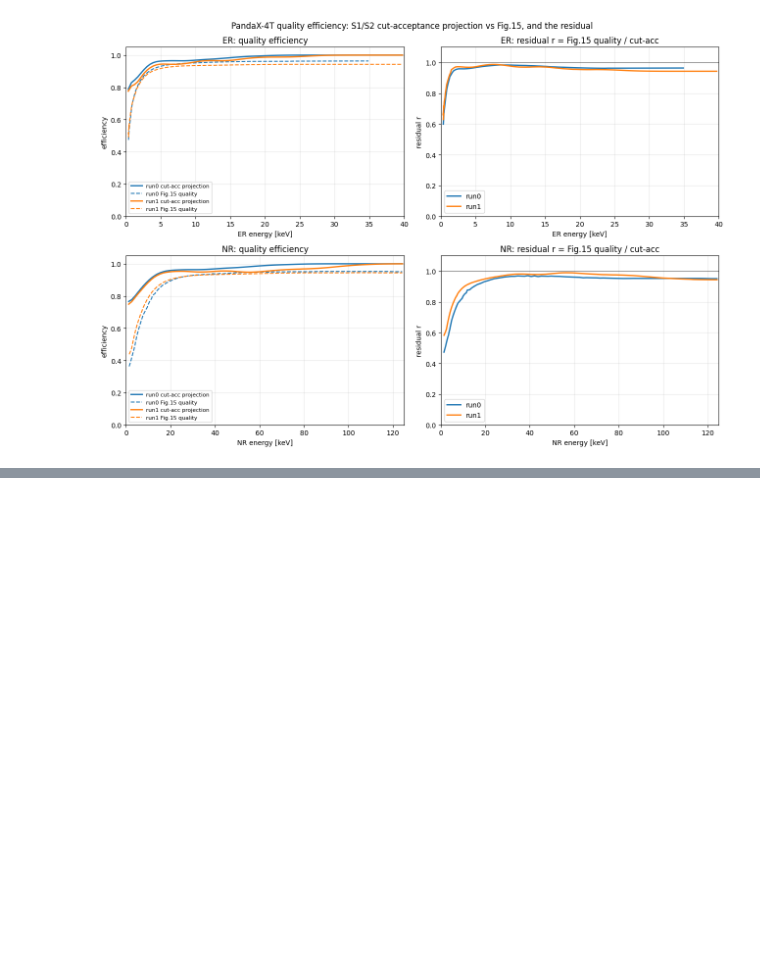
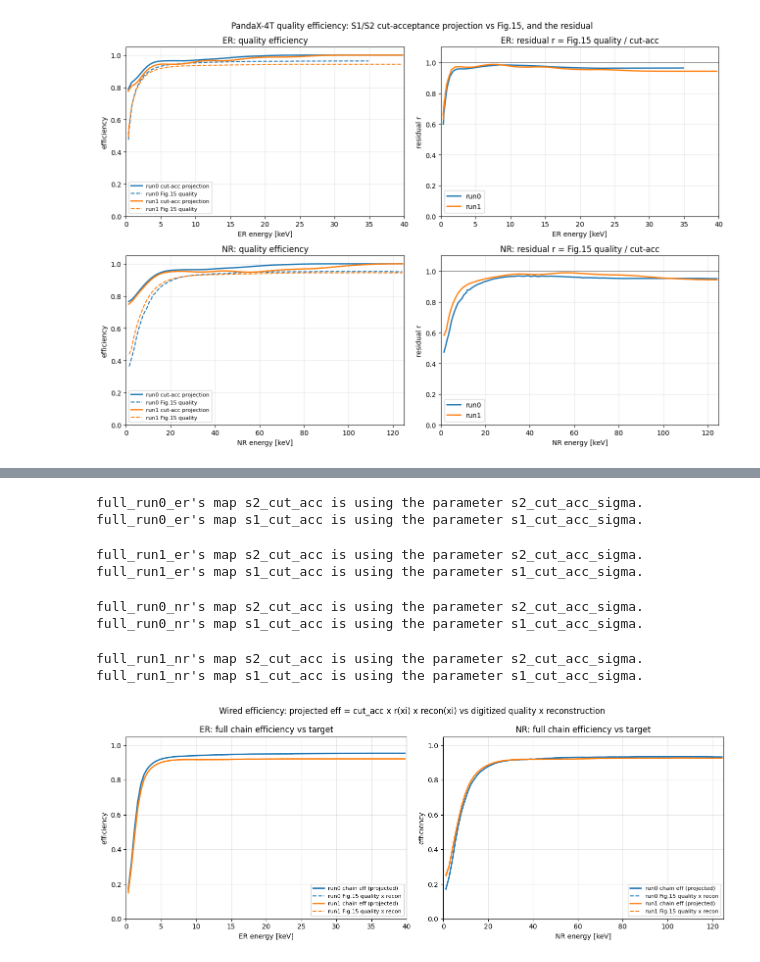
Before and after one commit to mhliu0001/diamx, a Jupyter notebook: notebooks/pandax4t_efficiency.ipynb, the cells around one changed output, grey strips where cells are left out. Drawn from its saved outputs; the diff is of its cells as text; code cells hidden in the pictures; blank space fills up the shorter version.

```diff
--- a/notebooks/pandax4t_efficiency.ipynb
+++ b/notebooks/pandax4t_efficiency.ipynb
@@ -22,7 +22,14 @@ from diamx.appletree import get_file_path_diamx
 from diamx.appletree.components.pandax4t import NRPandaX4T, ERFlatPandaX4T
 
 DATA = os.path.join(os.path.dirname(diamx.__file__), 'data')
+MAPS = os.path.join(os.path.dirname(diamx.__file__), 'appletree', 'maps')
 N_EVENTS = 4_000_000
+
+def write_point_map(json_name, x, y, coord='energy'):
+    x = np.asarray(x, float); o = np.argsort(x)
+    json.dump({'coordinate_system': x[o].tolist(), 'coordinate_type': 'point',
+               'coordinate_name': coord, 'map': np.clip(np.asarray(y, float)[o], 0, 1).tolist()},
+              open(os.path.join(MAPS, json_name), 'w'))
 # project over (slightly beyond) the digitized energy range of each recoil
 ERANGE = {'nr': (0.5, 125.0), 'er': (0.1, 40.0)}
 COMP   = {'nr': NRPandaX4T, 'er': ERFlatPandaX4T}
@@ -112,5 +119,10 @@ for run in ('run0', 'run1'):
         residual[(run, rec)] = (qe[m], r[m], qy[m], cutacc_at_q[m])
         out = os.path.join(DATA, f'pandax4t_{run}_eff_{rec}_quality_residual.csv')
         np.savetxt(out, np.column_stack([qe[m], r[m]]), delimiter=',')
-        print(f'saved {os.path.basename(out)}  ({m.sum()} pts, r[{r[m].min():.3f},{r[m].max():.3f}])')
+        # appletree JSON maps consumed by the chain (energy-space):
+        #   residual quality r(xi)  and  reconstruction eps_recon(xi)
+        write_point_map(f'pandax4t_{run}_eff_{rec}_quality_residual.json', qe[m], r[m])
+        rc = np.loadtxt(os.path.join(DATA, f'pandax4t_{run}_eff_{rec}_rec.csv'), delimiter=',')
+        write_point_map(f'pandax4t_{run}_eff_{rec}_rec.json', rc[:, 0], rc[:, 1])
+        print(f'saved {os.path.basename(out)} + .json + rec.json  ({m.sum()} pts, r[{r[m].min():.3f},{r[m].max():.3f}])')
 # %% [output]
@@ -142,3 +157,55 @@ fig.tight_layout(); plt.show()
+# %%
+def project_full_eff(run, recoil):
+    lo, hi = ERANGE[recoil]
+    with open(get_file_path_diamx(f'pandax4t_{run}_{recoil}.json')) as f:
+        instruct = json.load(f)
+    instruct.update({'lower_energy': lo, 'upper_energy': hi})
+    pm = apt.Parameter(get_file_path_diamx(f'pandax4t_{run}_{recoil}_par.json')); pm.sample_prior()
+    params = dict(pm.get_all_parameter())
+    with open(get_file_path_diamx(f'pandax4t_{run}_{recoil}_model.json')) as f:
+        params.update(json.load(f))
+    for s in ('elife_sigma', 's1_cut_acc_sigma', 's2_cut_acc_sigma'):
+        params[s] = 0.0
+    tag = f'full_{run}_{recoil}'
+    comp = COMP[recoil](tag, llh_name=tag)
+    comp.deduce(data_names=['energy'])      # force_no_eff=False -> appends 'eff'
+    dc = {}
+    for pn, _, _ in comp.worksheet:
+        for cn, cf in eval(f'apt.plugins.{pn}').takes_config.items():
+            try: dc[cn] = cf.get_default()
+            except ValueError: pass
+    dc.update(instruct)
+    apt.share.clear_cache(); comp.set_config(subst(dc))
+    comp.deduce(data_names=['energy']); comp.compile()
+    key = apt.get_key(); key, (e, eff) = comp.simulate(key, N_EVENTS, params)
+    return cutacc_curve(np.asarray(e), np.asarray(eff), lo, hi)
+
+fig, ax = plt.subplots(1, 2, figsize=(13, 5))
+for j, rec in enumerate(['er', 'nr']):
+    for run in ['run0', 'run1']:
+        cx, cy = project_full_eff(run, rec)
+        q = np.loadtxt(os.path.join(DATA, f'pandax4t_{run}_eff_{rec}_quality.csv'), delimiter=',')
+        rc = np.loadtxt(os.path.join(DATA, f'pandax4t_{run}_eff_{rec}_rec.csv'), delimiter=',')
+        target_x = cx
+        target = np.interp(cx, q[:,0], q[:,1]) * np.interp(cx, rc[:,0], rc[:,1])
+        c = col[run]
+        ax[j].plot(cx, cy, '-', color=c, lw=2, label=f'{run} chain eff (projected)')
+        ax[j].plot(target_x, target, '--', color=c, label=f'{run} Fig.15 quality x recon')
+    lab = 'ER' if rec == 'er' else 'NR'
+    ax[j].set(title=f'{lab}: full chain efficiency vs target', xlabel=f'{lab} energy [keV]',
+              ylabel='efficiency', ylim=(0, 1.05), xlim=(0, ERANGE[rec][1])); ax[j].legend(fontsize=8); ax[j].grid(alpha=.3)
+fig.suptitle('Wired efficiency: projected eff = cut_acc x r(xi) x recon(xi) vs digitized quality x reconstruction')
+fig.tight_layout(); plt.show()
+# %% [output]
+full_run0_er's map s2_cut_acc is using the parameter s2_cut_acc_sigma.
+full_run0_er's map s1_cut_acc is using the parameter s1_cut_acc_sigma.
+full_run1_er's map s2_cut_acc is using the parameter s2_cut_acc_sigma.
+full_run1_er's map s1_cut_acc is using the parameter s1_cut_acc_sigma.
+full_run0_nr's map s2_cut_acc is using the parameter s2_cut_acc_sigma.
+full_run0_nr's map s1_cut_acc is using the parameter s1_cut_acc_sigma.
+full_run1_nr's map s2_cut_acc is using the parameter s2_cut_acc_sigma.
+full_run1_nr's map s1_cut_acc is using the parameter s1_cut_acc_sigma.
+[figure, added]
 # %% [markdown]
 ## Notes
 - The S1/S2 cut acceptances reproduce only the high-energy plateau shape; the residual $r(\xi)$ carries a strong **threshold turn-on** (rising from ~0.4 near threshold to ~0.95 at high energy) plus a residual plateau loss (~0.95) absent from the Fig. 12 cut acceptances. This is the energy-dependent part of the quality selection (e.g. low-level hit/pulse quality and waveform cuts) that depends on $\xi$ rather than on $Q_{S1}/Q_{S2b}$.
```
Also changed, not shown: parts of 3 cells of this notebook, 18 other files.
